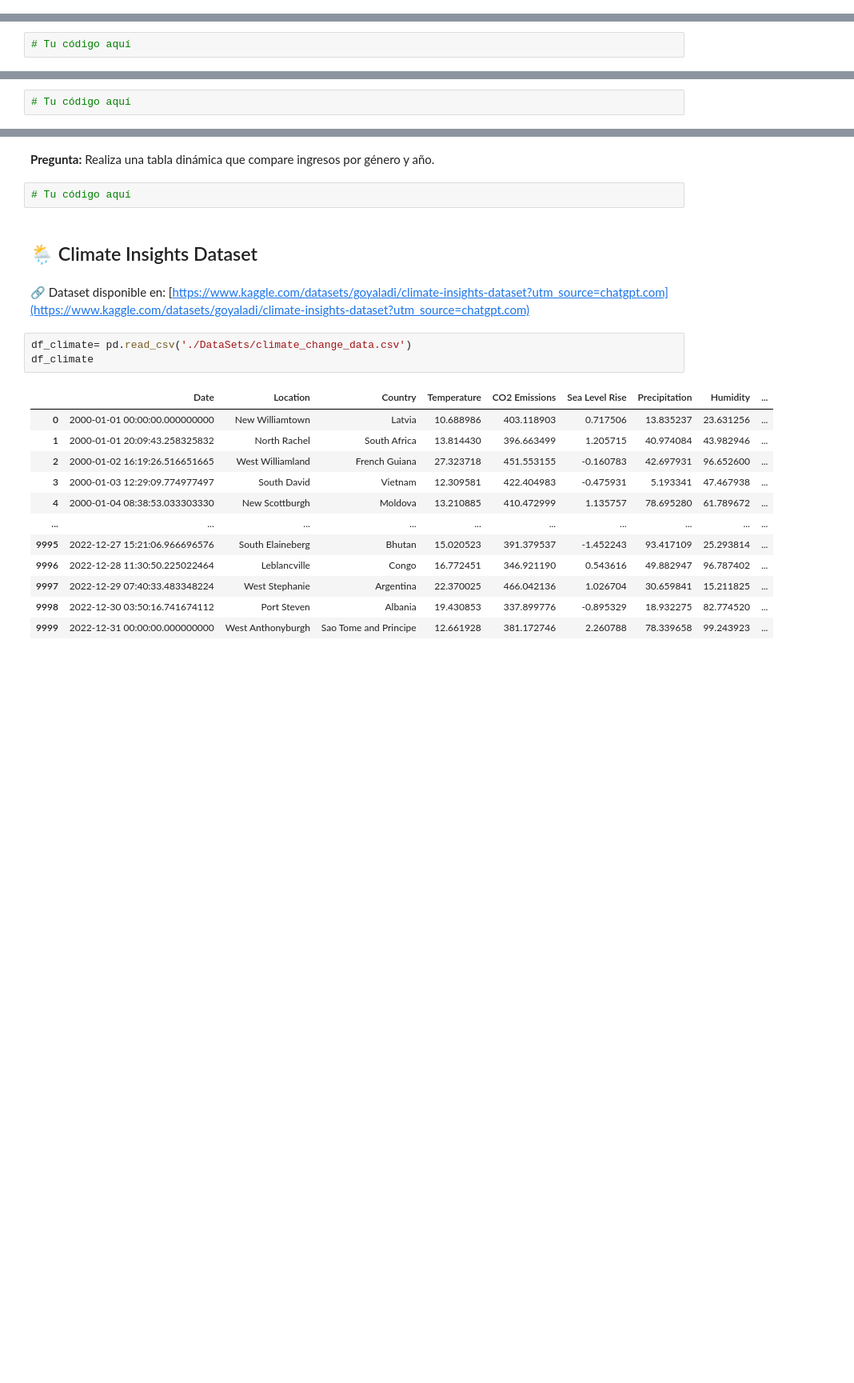
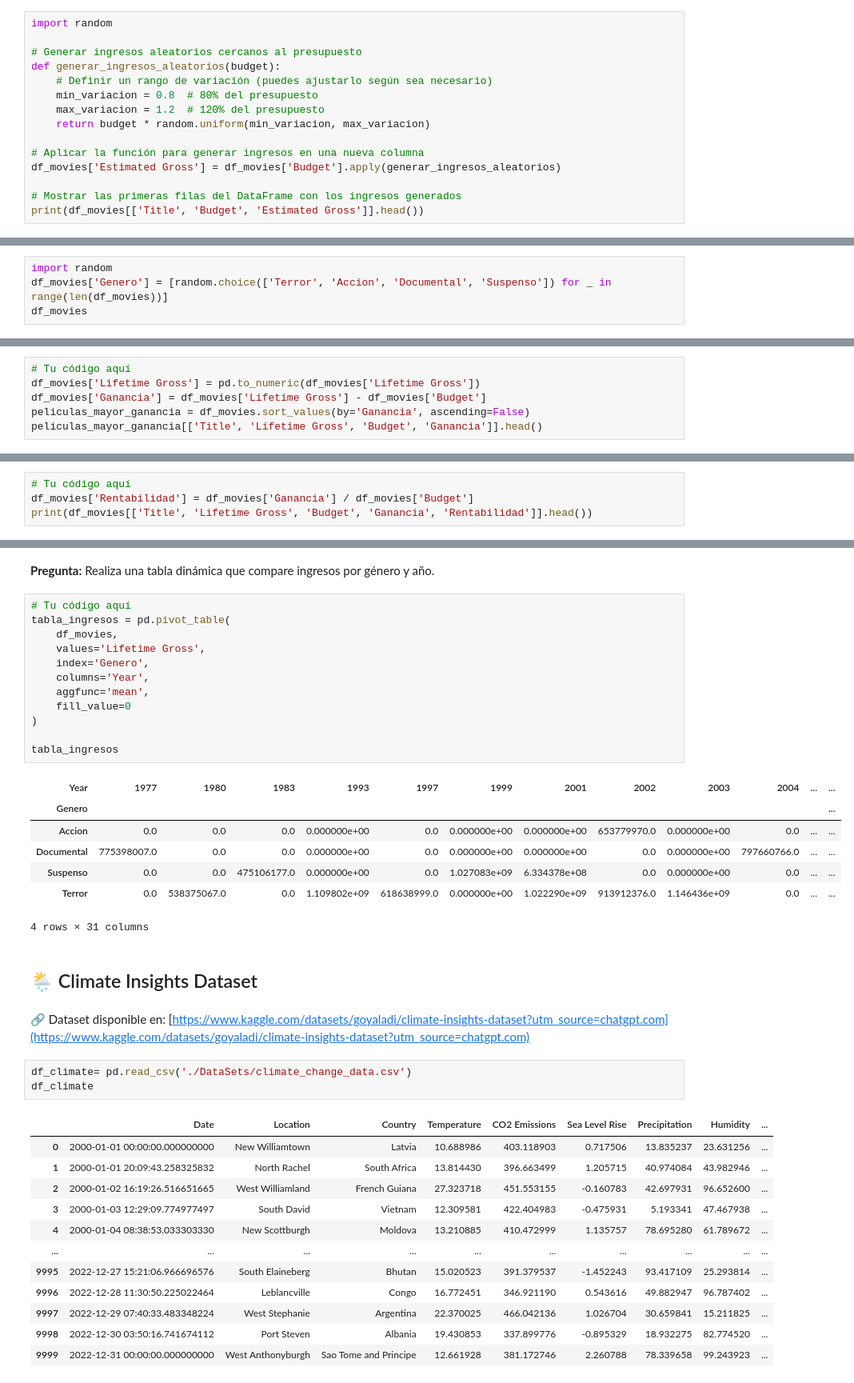
Before and after one commit to Luis-Angel-Jimenez/Anal-ticadeDatosNegociosDigitales, a Jupyter notebook: 03-Tratamiento-y-Exploración_de_los_datos/03-practica-pandas-visualizacion/practicas-con-datasets-kaggle.ipynb, the cells around one changed output, grey strips where cells are left out. Shown: that part at 80% size. Drawn from its saved outputs; the diff is of its cells as text; blank space fills up the shorter version.

```diff
--- a/03-Tratamiento-y-Exploración_de_los_datos/03-practica-pandas-visualizacion/practicas-con-datasets-kaggle.ipynb
+++ b/03-Tratamiento-y-Exploración_de_los_datos/03-practica-pandas-visualizacion/practicas-con-datasets-kaggle.ipynb
@@ -277,3 +298,18 @@ df_movies
 | 603 | 603 | 104 | Middle Earth | 2001 | J. R. R. Tolkien | NaN | NaN | NaN | NaN | NaN | ... |
 | 604 | 604 | 105 | MCU | 2008 | Stan Lee | NaN | NaN | NaN | NaN | NaN | ... |
 605 rows × 13 columns
+# %%
+import random
+
+# Generar ingresos aleatorios cercanos al presupuesto
+def generar_ingresos_aleatorios(budget):
+    # Definir un rango de variación (puedes ajustarlo según sea necesario)
+    min_variacion = 0.8  # 80% del presupuesto
+    max_variacion = 1.2  # 120% del presupuesto
+    return budget * random.uniform(min_variacion, max_variacion)
+
+# Aplicar la función para generar ingresos en una nueva columna
+df_movies['Estimated Gross'] = df_movies['Budget'].apply(generar_ingresos_aleatorios)
+
+# Mostrar las primeras filas del DataFrame con los ingresos generados
+print(df_movies[['Title', 'Budget', 'Estimated Gross']].head())
@@ -279,0 +323,4 @@ df_movies
+# %%
+import random
+df_movies['Genero'] = [random.choice(['Terror', 'Accion', 'Documental', 'Suspenso']) for _ in range(len(df_movies))]
+df_movies
@@ -285,3 +355,7 @@ df_movies
 **Pregunta:** ¿Qué películas obtuvieron mayor ganancia (ingresos - presupuesto)?
 # %%
 # Tu código aquí
+df_movies['Lifetime Gross'] = pd.to_numeric(df_movies['Lifetime Gross'])
+df_movies['Ganancia'] = df_movies['Lifetime Gross'] - df_movies['Budget']
+peliculas_mayor_ganancia = df_movies.sort_values(by='Ganancia', ascending=False)
+peliculas_mayor_ganancia[['Title', 'Lifetime Gross', 'Budget', 'Ganancia']].head()
@@ -297,3 +395,5 @@ df_movies
 **Pregunta:** Crea una nueva columna de rentabilidad (ganancia/presupuesto).
 # %%
 # Tu código aquí
+df_movies['Rentabilidad'] = df_movies['Ganancia'] / df_movies['Budget']
+print(df_movies[['Title', 'Lifetime Gross', 'Budget', 'Ganancia', 'Rentabilidad']].head())
@@ -305,6 +429,24 @@ df_movies
 **Pregunta:** Realiza una tabla dinámica que compare ingresos por género y año.
 # %%
 # Tu código aquí
+tabla_ingresos = pd.pivot_table(
+    df_movies,
+    values='Lifetime Gross',
+    index='Genero',
+    columns='Year',
+    aggfunc='mean',
+    fill_value=0
+)
+
+tabla_ingresos
+# %% [output]
+| Year | 1977 | 1980 | 1983 | 1993 | 1997 | 1999 | 2001 | 2002 | 2003 | 2004 | ... | ... |
+| Genero |  |  |  |  |  |  |  |  |  |  |  | ... |
+| Accion | 0.0 | 0.0 | 0.0 | 0.000000e+00 | 0.0 | 0.000000e+00 | 0.000000e+00 | 653779970.0 | 0.000000e+00 | 0.0 | ... | ... |
+| Documental | 775398007.0 | 0.0 | 0.0 | 0.000000e+00 | 0.0 | 0.000000e+00 | 0.000000e+00 | 0.0 | 0.000000e+00 | 797660766.0 | ... | ... |
+| Suspenso | 0.0 | 0.0 | 475106177.0 | 0.000000e+00 | 0.0 | 1.027083e+09 | 6.334378e+08 | 0.0 | 0.000000e+00 | 0.0 | ... | ... |
+| Terror | 0.0 | 538375067.0 | 0.0 | 1.109802e+09 | 618638999.0 | 0.000000e+00 | 1.022290e+09 | 913912376.0 | 1.146436e+09 | 0.0 | ... | ... |
+4 rows × 31 columns
 # %% [markdown]
 ## 🌦️ Climate Insights Dataset
 # %% [markdown]
```
Also changed, not shown: parts of 25 cells of this notebook, 25 other files.
